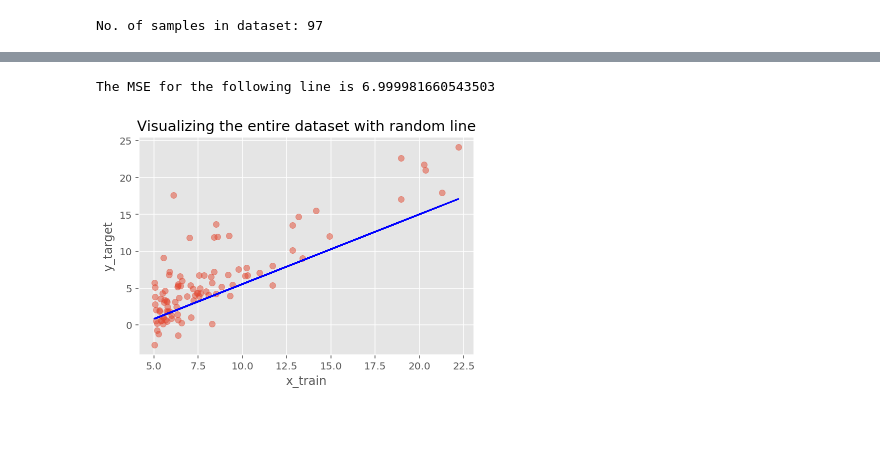
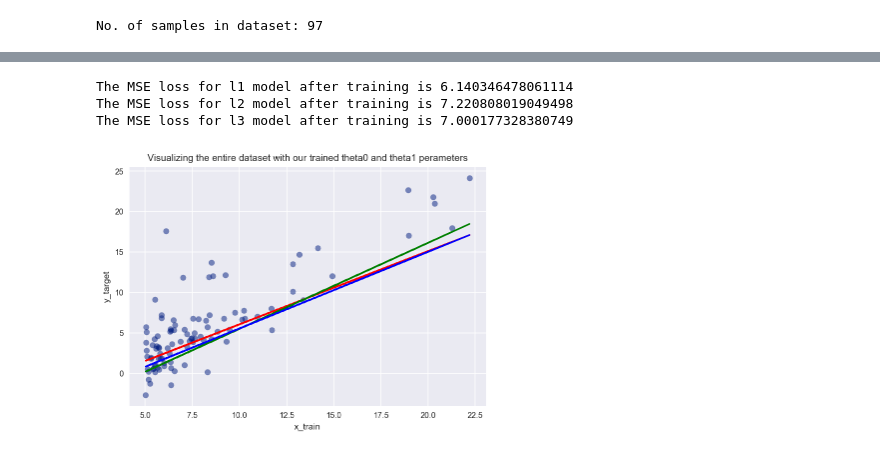
Before and after one commit to SamSamhuns/ml_linear_logistic_regression, a Jupyter notebook: linear_regression.ipynb, the cells around one changed output, grey strips where cells are left out. Drawn from its saved outputs; the diff is of its cells as text; code cells hidden in the pictures; blank space fills up the shorter version.

```diff
--- a/linear_regression.ipynb
+++ b/linear_regression.ipynb
@@ -8,21 +8,21 @@ import numpy as np
 import matplotlib.pyplot as plt
 %config InlineBackend.figure_format = 'retina'
 #plt.style.available # To check all available matplotlib styles
-plt.style.use('ggplot')
+plt.style.use('seaborn-paper')
 # %%
 # Visualizing the dataset
-x_feat = []
+X_feat = []
 y_target = []
 
 with open('data/ex1data1.mat', 'r') as ex1_d1:
     for line in ex1_d1:
         line = line.strip().split(',')
-        x_feat.append(float(line[0]))
+        X_feat.append(float(line[0]))
         y_target.append(float(line[1]))
 
 # Converting feature and target data to np arrays
-x_feat, y_target = np.array(x_feat), np.array(y_target)
-print("No. of samples in dataset:", len(x_feat))
+X_feat, y_target = np.array(X_feat), np.array(y_target)
+print("No. of samples in dataset:", len(X_feat))
 # %% [output]
 No. of samples in dataset: 97
 # %%
@@ -36,10 +35,0 @@ plt.show()
-# %%
-# Prediction linear or hypothesis function
-def y_pred(x_feat, theta_0, theta_1):
-    '''theta_0 and theta_1 are the parameters for this linear model which represent
-        the y-intercept and slope of the straight line.'''
-    return theta_0 + (theta_1*x_feat)
-
-# Cost function Mean Squared Error
-def mse(y_true, y_pred):
-    return (((y_true - y_pred)**2).mean())/2
@@ -97,0 +95,5 @@ print(theta_0, theta_1)
+# %%
+l1, l2, l3 = LinearRegressModel(), LinearRegressModel(), LinearRegressModel()
+l1.train(X_feat[:50], y_target[:50], 'r')
+l2.train(X_feat[50:], y_target[50:], 'g')
+l3.train(X_feat, y_target, 'b')
@@ -98,15 +128,21 @@ print(theta_0, theta_1)
 # %%
 # Running the mse test with the line predicted by the trained model
-print("The MSE for the following line is", mse(y_target, y_pred(x_feat, theta_0, theta_1)))
+print("The MSE loss for l1 model after training is", mse(y_target, y_pred(X_feat, l1.theta_0, l1.theta_1)))
+print("The MSE loss for l2 model after training is", mse(y_target, y_pred(X_feat, l2.theta_0, l2.theta_1)))
+print("The MSE loss for l3 model after training is", mse(y_target, y_pred(X_feat, l3.theta_0, l3.theta_1)))
 
-plt.scatter(x_feat, y_target, alpha=0.5)
-plt.plot(x_feat, theta_0 + theta_1*x_feat, color='b')
+plt.scatter(X_feat, y_target, alpha=0.5)
+plt.plot(X_feat, y_pred(X_feat, l1.theta_0, l1.theta_1), color='r')
+plt.plot(X_feat, y_pred(X_feat, l2.theta_0, l2.theta_1), color='g')
+plt.plot(X_feat, y_pred(X_feat, l3.theta_0, l3.theta_1), color='b')
 plt.xlabel('x_train')
 plt.ylabel('y_target')
-plt.title("Visualizing the entire dataset with random line")
+plt.title("Visualizing the entire dataset with our trained theta0 and theta1 perameters")
 plt.show()
 # %% [output]
-The MSE for the following line is 6.999981660543503
+The MSE loss for l1 model after training is 6.140346478061114
+The MSE loss for l2 model after training is 7.220808019049498
+The MSE loss for l3 model after training is 7.000177328380749
-[figure, old version]
+[figure, new version]
 # %%
 # Running the model generation with scikit learn
```
Also changed, not shown: parts of 9 cells of this notebook.
